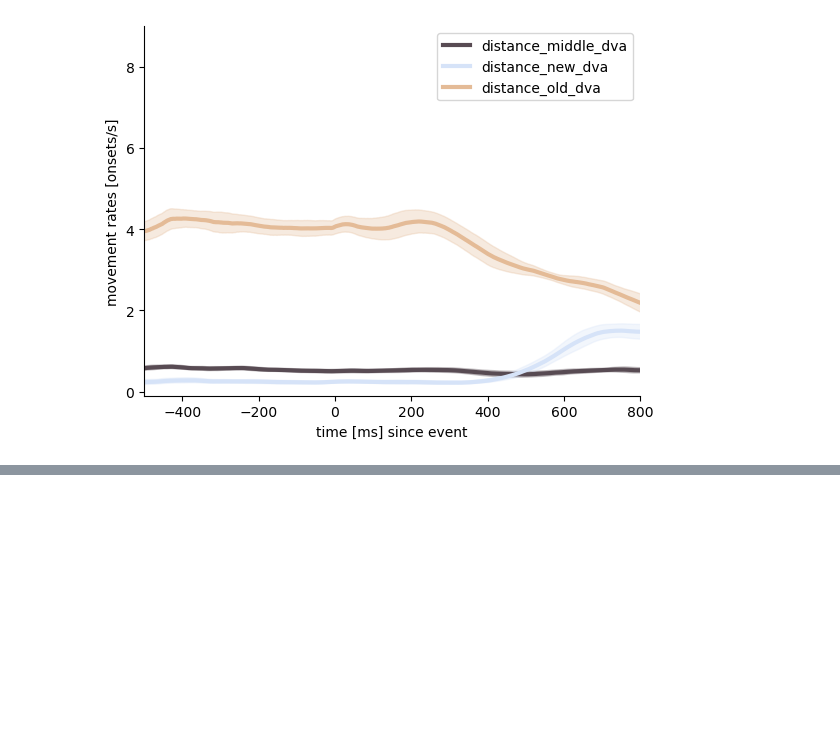
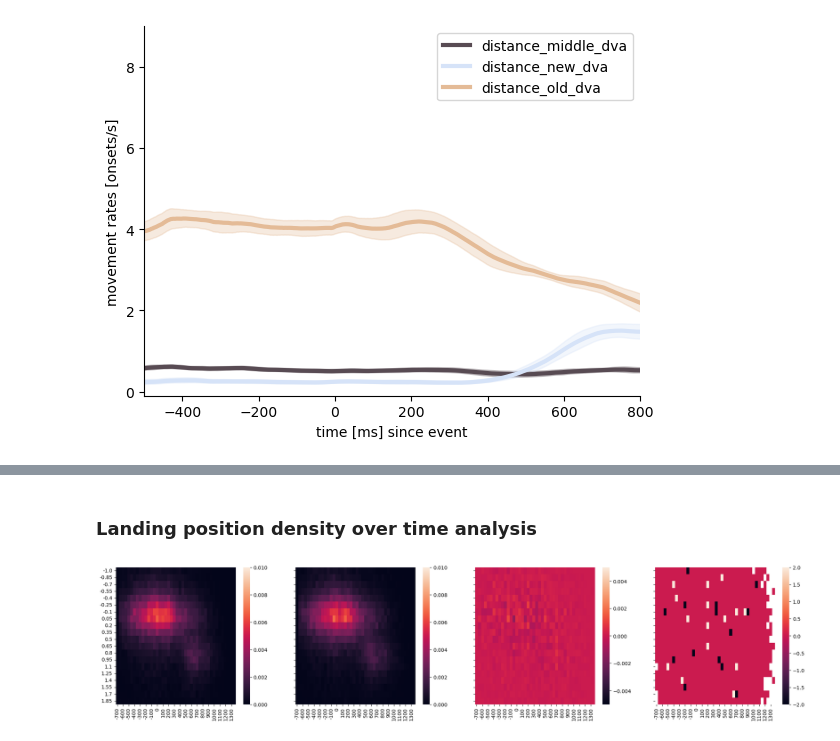
Before and after one commit to ClaraKuper/rapid_movement_inhibition, a Jupyter notebook: scripts/remote/scripts_target/Main Analysis.ipynb, the cells around one changed output, grey strips where cells are left out. Drawn from its saved outputs; the diff is of its cells as text; code cells hidden in the pictures; blank space fills up the shorter version.

Commit message:
visualization showing the position of participants tap responses

```diff
--- a/scripts/remote/scripts_target/Main Analysis.ipynb
+++ b/scripts/remote/scripts_target/Main Analysis.ipynb
@@ -416,21 +409,0 @@ landing_position_analysis(jump_only_data,
-# %%
-trial_data['window_center_x'] = trial_data['windowWidth']/2
-trial_data['window_center_y'] = trial_data['windowHeight']/2
-
-trial_data['touch_x'] = trial_data['touchX']
-trial_data['touch_y'] = trial_data['touchY']
-
-# create scrambled comparison for no_jump condition
-scramble_data = scramble_columns_piecewise(trial_data, 'position_x', 'choiceOrder', 'scrambled_position_x')
-scramble_data = scramble_columns_piecewise(scramble_data, 'position_y', 'choiceOrder', 'scrambled_position_y')
-
-trial_data.loc[trial_data.stimJumped == 0, 'shifted_position_x'] = scramble_data[scramble_data.stimJumped == 0]['scrambled_position_x']
-trial_data.loc[trial_data.stimJumped == 0, 'shifted_position_y'] = scramble_data[scramble_data.stimJumped == 0]['scrambled_position_y']
-
-
-trial_data = response_density_analysis(trial_data, {'jump': {'stimJumped': 1},
-                                              'no_jump': {'stimJumped': 0}},
-                                 'window_center', 'touch',
-                                 'shifted_position', 'position',
-                                 ['x', 'y'], 180,
-                                 ['shifted_position', 'centered_touch', 'position'])
@@ -473,0 +410,2 @@ sns.heatmap(data = heatmap_df)
+# %% [markdown]
+### Landing position density over time analysis
@@ -473,0 +454,9 @@ sns.heatmap(data = heatmap_df)
+# %%
+heatmap_dictionary = response_density_analysis(test_data, conditions_dictionary,
+                                       window_center_col, touch_col,
+                                       point_col, origin_col,
+                                       dimensions, rotation_degrees,
+                                       align_position_cols, participant_col,
+                                       heatmap_params, time_col, ci)
+# %% [output]
+[figure, added]
```
Also changed, not shown: parts of 9 cells of this notebook, 3 other files.
